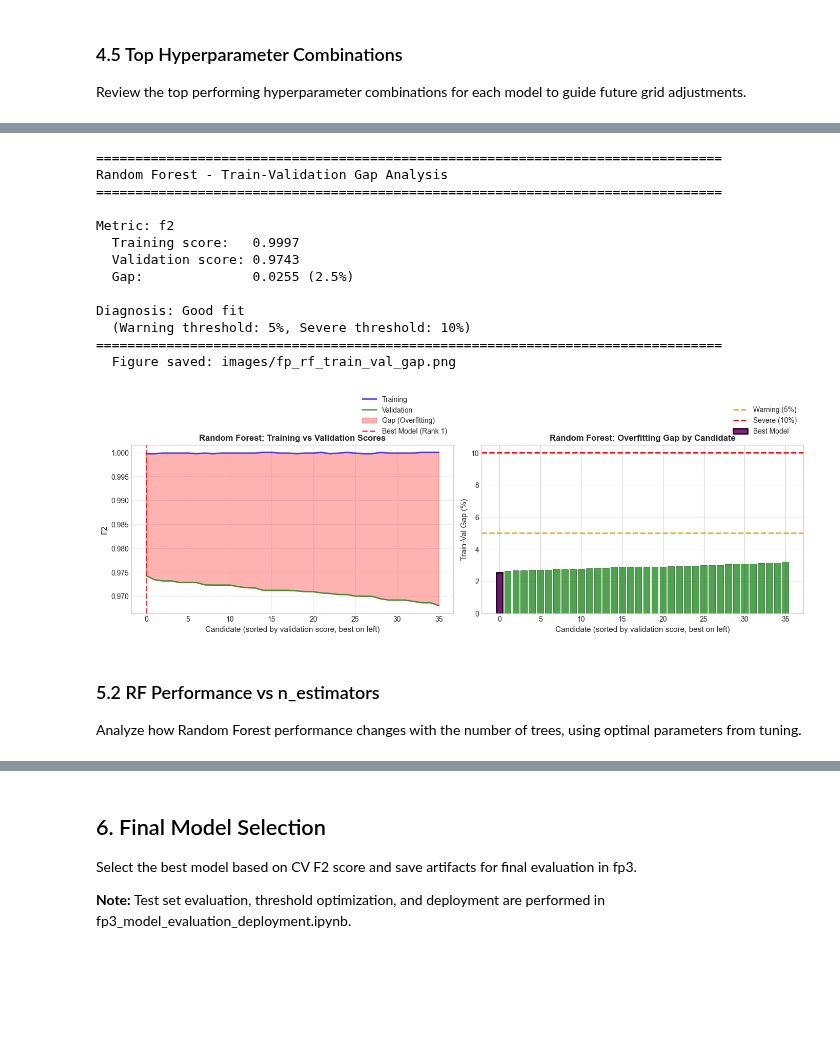
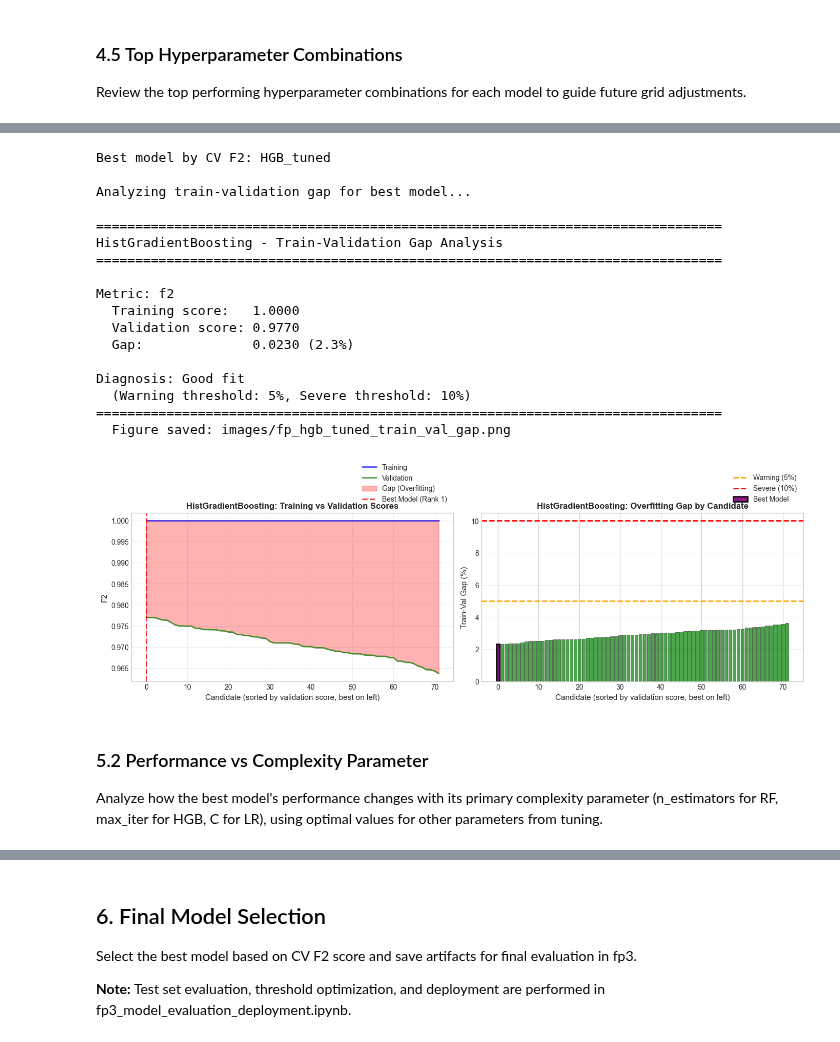
Before and after one commit to frederick-douglas-pearce/sportswear-esg-news-classifier, a Jupyter notebook: notebooks/fp2_model_selection_tuning.ipynb, the cells around one changed output, grey strips where cells are left out. Cells and saved outputs as stored; diff of their text form; code cells hidden in the pictures; blank space fills up the shorter version.

```diff
--- a/notebooks/fp2_model_selection_tuning.ipynb
+++ b/notebooks/fp2_model_selection_tuning.ipynb
@@ -600,0 +541,3 @@ Best parameters: {'class_weight': None, 'l2_regularization': 0.0, 'learning_rate
+# %%
+# Display top 10 hyperparameter combinations for each model
+display_top_hyperparameter_runs(tuned_models, n_top=10, metric='f2')
@@ -626,30 +589,47 @@ Gap thresholds: Warning >= 5%, Severe >= 10%
 
 ================================================================================
-# %%
-# Detailed train-validation gap analysis for Random Forest
-# Shows diagnosis (Good fit / Moderate / Severe overfitting) and recommendations
-rf_gap_result = analyze_cv_train_val_gap(
-    rf_search,
-    metric='f2',
-    model_name='Random Forest',
-    save_path='images/fp_rf_train_val_gap.png'
-)
-# %% [output]
-================================================================================
-Random Forest - Train-Validation Gap Analysis
-================================================================================
-
-Metric: f2
-  Training score:   0.9997
-  Validation score: 0.9743
-  Gap:              0.0255 (2.5%)
-
-Diagnosis: Good fit
-  (Warning threshold: 5%, Severe threshold: 10%)
-================================================================================
-  Figure saved: images/fp_rf_train_val_gap.png
-[figure, removed]
+# %%
+# Identify the best model from CV comparison
+best_cv_model_name = max(cv_comparison_data, key=lambda x: x['f2'])['model_name']
+best_cv_search = tuned_models[best_cv_model_name]
+
+# Map model names to display names
+model_display_names = {
+    'LR_tuned': 'Logistic Regression',
+    'RF_tuned': 'Random Forest',
+    'HGB_tuned': 'HistGradientBoosting',
+}
+
+print(f"Best model by CV F2: {best_cv_model_name}")
+print(f"\nAnalyzing train-validation gap for best model...")
+
+# Detailed train-validation gap analysis for best model
+best_gap_result = analyze_cv_train_val_gap(
+    best_cv_search,
+    metric='f2',
+    model_name=model_display_names.get(best_cv_model_name, best_cv_model_name),
+    save_path=f'images/fp_{best_cv_model_name.lower()}_train_val_gap.png'
+)
+# %% [output]
+Best model by CV F2: HGB_tuned
+
+Analyzing train-validation gap for best model...
+
+================================================================================
+HistGradientBoosting - Train-Validation Gap Analysis
+================================================================================
+
+Metric: f2
+  Training score:   1.0000
+  Validation score: 0.9770
+  Gap:              0.0230 (2.3%)
+
+Diagnosis: Good fit
+  (Warning threshold: 5%, Severe threshold: 10%)
+================================================================================
+  Figure saved: images/fp_hgb_tuned_train_val_gap.png
+[figure, added]
 # %% [markdown]
-### 5.2 RF Performance vs n_estimators
+### 5.2 Performance vs Complexity Parameter
 
-Analyze how Random Forest performance changes with the number of trees, using optimal parameters from tuning.
+Analyze how the best model's performance changes with its primary complexity parameter (n_estimators for RF, max_iter for HGB, C for LR), using optimal values for other parameters from tuning.
```
Also changed, not shown: parts of 22 cells of this notebook, 38 other files.
